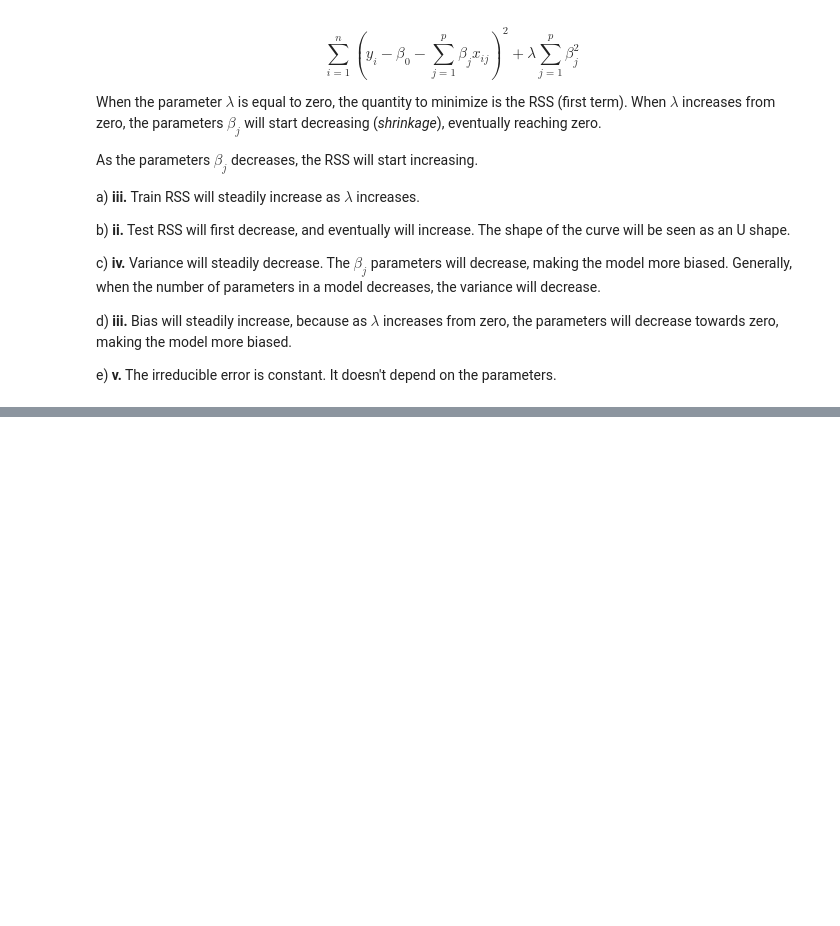
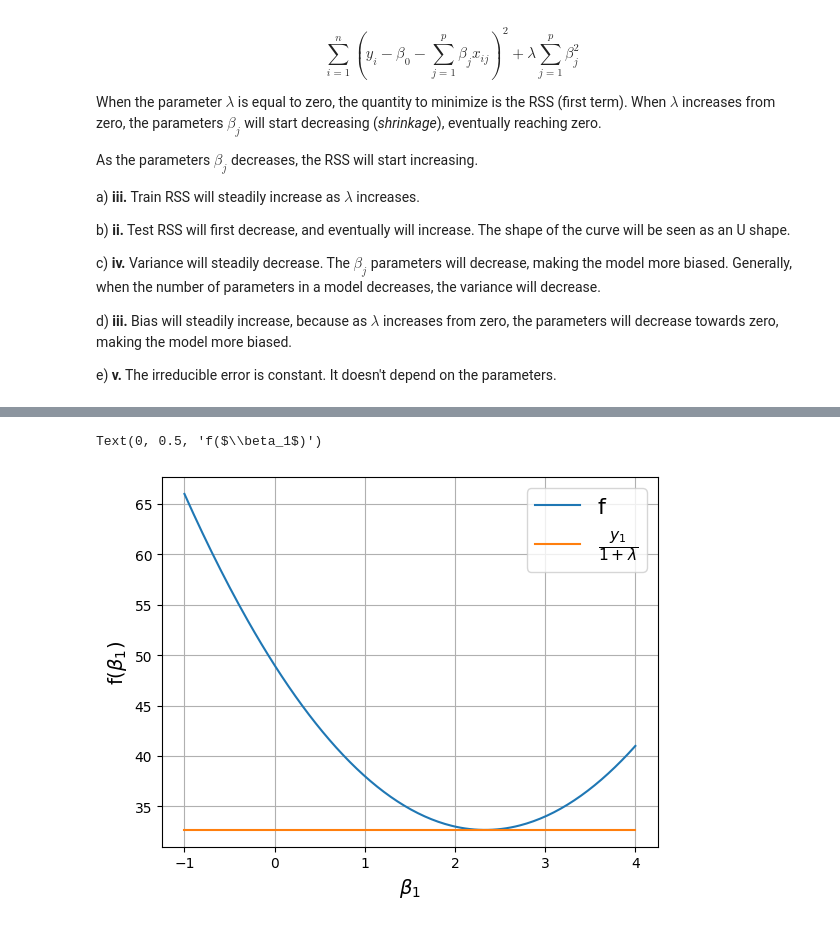
Before and after one commit to deusdevok/ISLP_Python, a Jupyter notebook: Chapter 6/ConceptualExercises.ipynb, the cells around one changed output, grey strips where cells are left out. Cells and saved outputs as stored; diff of their text form; code cells hidden in the pictures; blank space fills up the shorter version.

```diff
--- a/Chapter 6/ConceptualExercises.ipynb
+++ b/Chapter 6/ConceptualExercises.ipynb
@@ -87,0 +150,22 @@ For example:
+# %%
+import matplotlib.pyplot as plt
+import numpy as np
+
+beta = np.linspace(-1, 4, num=200)
+y = 7
+lam = 2
+
+min_beta = y/(1+lam)
+
+def f(b):
+    return (y-b)**2 + lam*b**2
+
+plt.plot(beta, f(beta), label='f')
+plt.plot(beta, np.ones(len(beta))*f(min_beta), label=r'$\frac{y_1}{1+\lambda}$')
+plt.grid()
+plt.legend(fontsize=16)
+plt.xlabel(r'$\beta_1$', fontsize=14)
+plt.ylabel(r'f($\beta_1$)', fontsize=14)
+# %% [output]
+Text(0, 0.5, 'f($\\beta_1$)')
+[figure, added]
```
Also changed, not shown: parts of 3 cells of this notebook.
